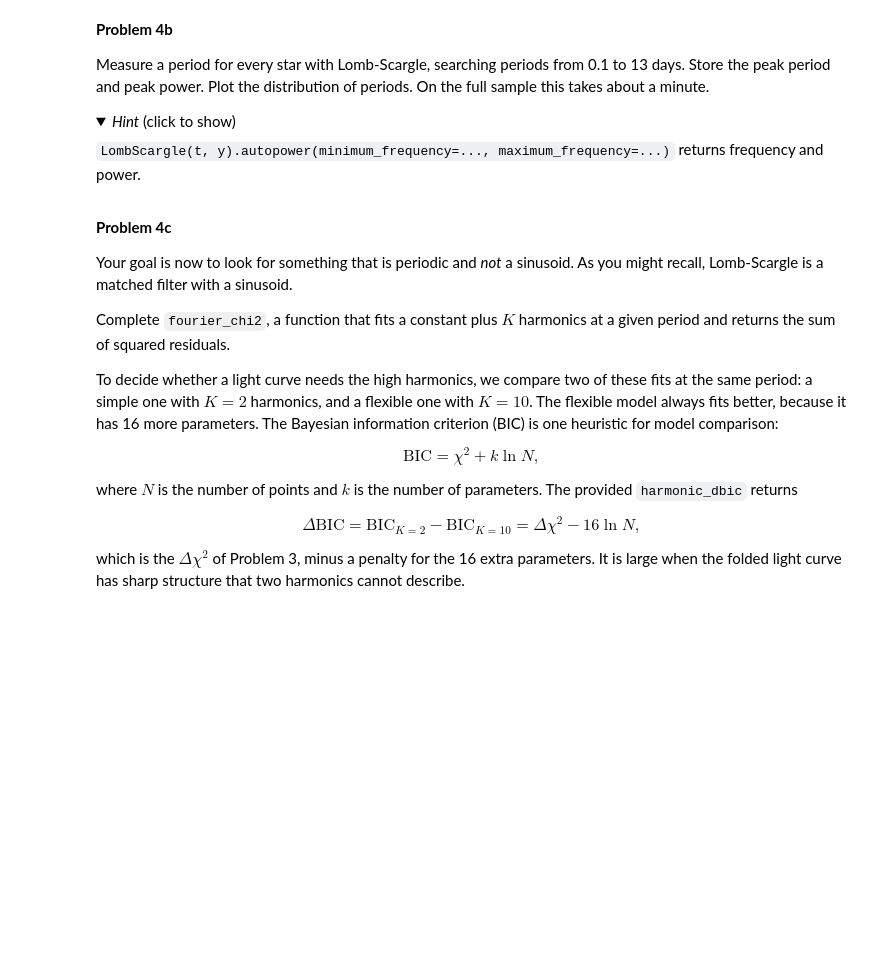
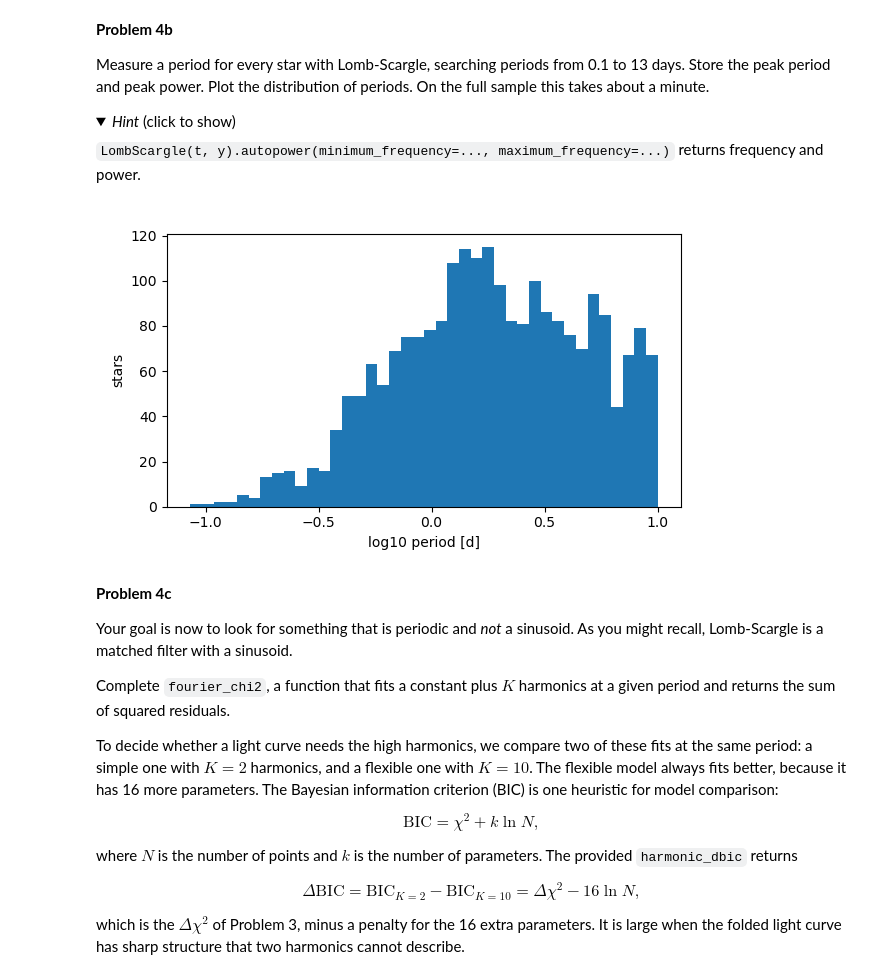
Before and after one commit to sammmelg/Session-27, a Jupyter notebook: Day2/MatchedFiltering.ipynb, the cells around one changed output. Drawn from its saved outputs; the diff is of its cells as text; code cells hidden in the pictures; folded sections open; blank space fills up the shorter version.

```diff
--- a/Day2/MatchedFiltering.ipynb
+++ b/Day2/MatchedFiltering.ipynb
@@ -1059,16 +1071,18 @@ maximum_frequency=...)` returns frequency and power.
 # %%
 ls_period = np.zeros(n_star)
 ls_power = np.zeros(n_star)
 for i in range(n_star):
-    freq, power = # complete
-    ls_period[i] = # complete
-    ls_power[i] = # complete
+    freq, power = LombScargle(times[i], fluxes[i]).autopower(minimum_frequency=0.1, maximum_frequency=13)
+    ls_period[i] = 1 / freq[np.argmax(power)]
+    ls_power[i] = np.max(power)
 
 fig, ax = plt.subplots(figsize=(6, 3.5))
-# complete
+ax.hist(np.log10(ls_period), bins=40)
 ax.set_xlabel("log10 period [d]")
 ax.set_ylabel("stars")
 fig.tight_layout()
+# %% [output]
+[figure, added]
 # %% [markdown]
 **Problem 4c**
 
```
Also changed, not shown: parts of 7 cells of this notebook, 1 other file.
